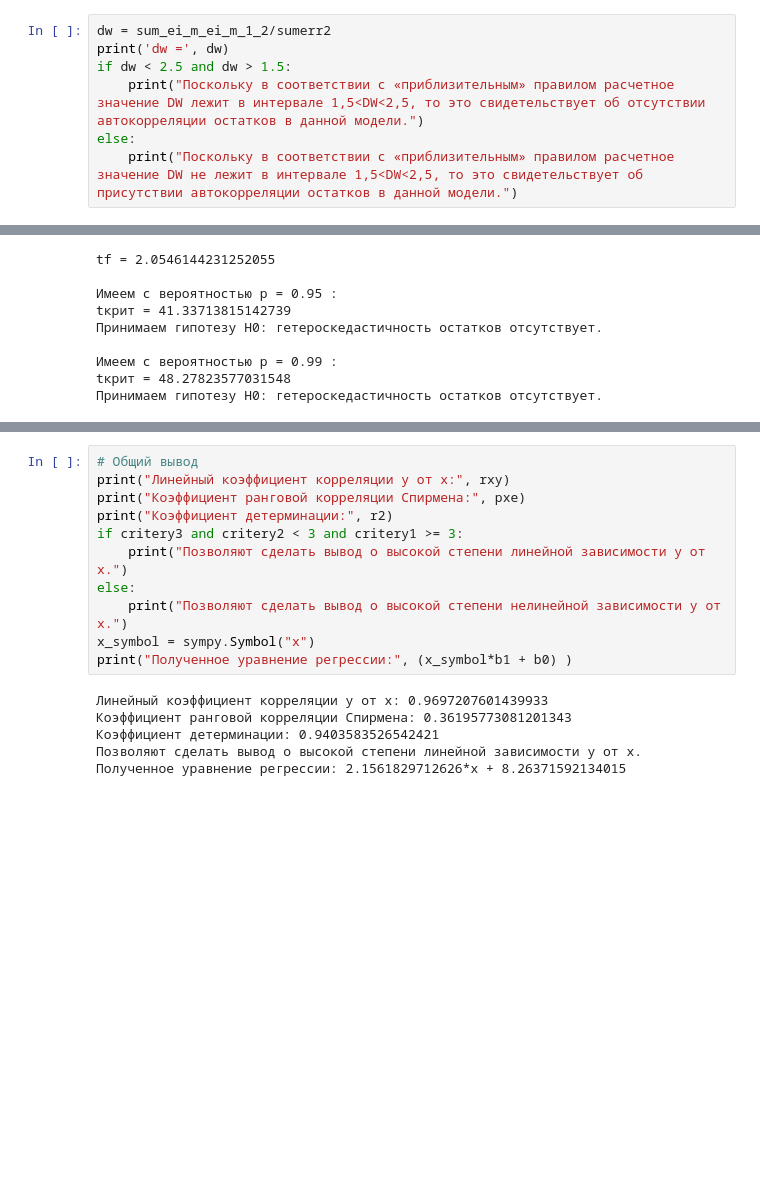
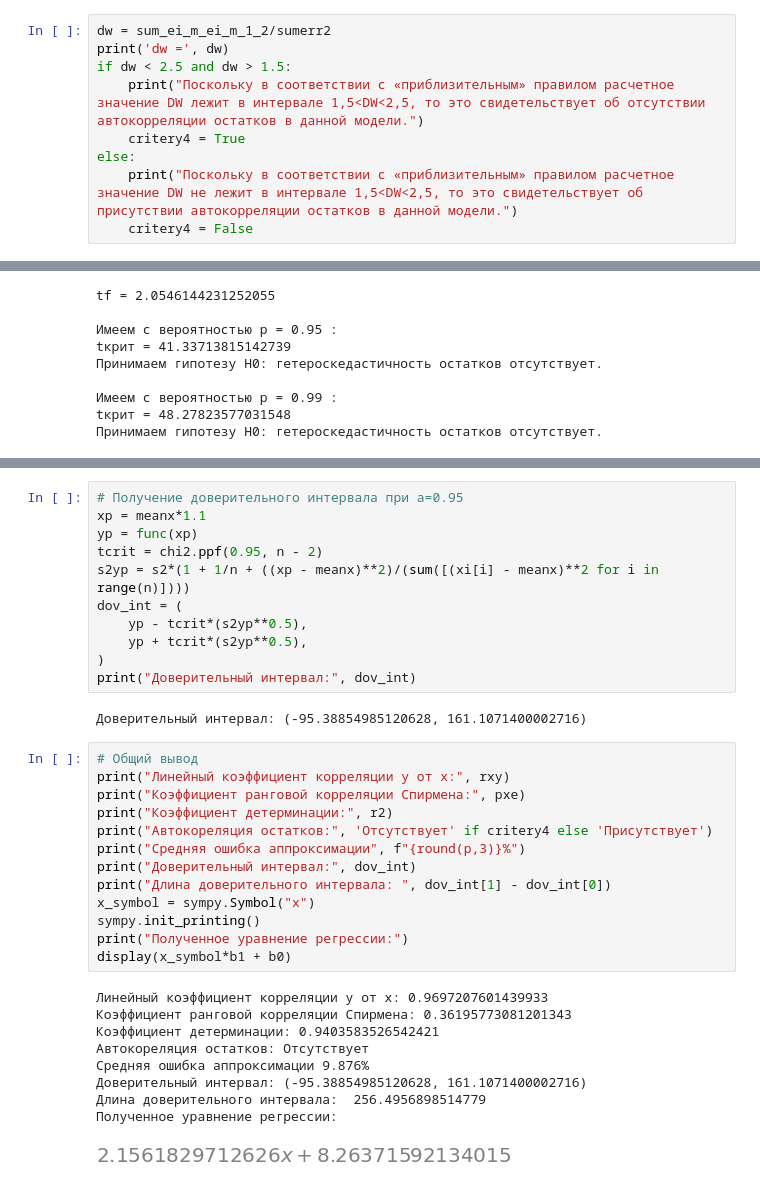
Before and after one commit to TheDeaX-Lab/econometric_lab2, a Jupyter notebook: test_linear.ipynb, the cells around one changed output, grey strips where cells are left out. Drawn from its saved outputs; the diff is of its cells as text; blank space fills up the shorter version.

```diff
--- a/test_linear.ipynb
+++ b/test_linear.ipynb
@@ -288,8 +292,10 @@ dw = sum_ei_m_ei_m_1_2/sumerr2
 print('dw =', dw)
 if dw < 2.5 and dw > 1.5:
     print("Поскольку в соответствии с «приблизительным» правилом расчетное значение DW лежит в интервале 1,5<DW<2,5, то это свидетельствует об отсутствии автокорреляции остатков в данной модели.")
+    critery4 = True
 else:
     print("Поскольку в соответствии с «приблизительным» правилом расчетное значение DW не лежит в интервале 1,5<DW<2,5, то это свидетельствует об присутствии автокорреляции остатков в данной модели.")
+    critery4 = False
 # %% [output]
 dw = 1.6915271774266378
 Поскольку в соответствии с «приблизительным» правилом расчетное значение DW лежит в интервале 1,5<DW<2,5, то это свидетельствует об отсутствии автокорреляции остатков в данной модели.
@@ -387,17 +407,36 @@ tкрит = 48.27823577031548
+# %%
+# Получение доверительного интервала при a=0.95
+xp = meanx*1.1
+yp = func(xp)
+tcrit = chi2.ppf(0.95, n - 2)
+s2yp = s2*(1 + 1/n + ((xp - meanx)**2)/(sum([(xi[i] - meanx)**2 for i in range(n)])))
+dov_int = (
+    yp - tcrit*(s2yp**0.5),
+    yp + tcrit*(s2yp**0.5),
+)
+print("Доверительный интервал:", dov_int)
+# %% [output]
+Доверительный интервал: (-95.38854985120628, 161.1071400002716)
 # %%
 # Общий вывод
 print("Линейный коэффициент корреляции y от x:", rxy)
 print("Коэффициент ранговой корреляции Спирмена:", pxe)
 print("Коэффициент детерминации:", r2)
-if critery3 and critery2 < 3 and critery1 >= 3:
-    print("Позволяют сделать вывод о высокой степени линейной зависимости y от x.")
-else:
-    print("Позволяют сделать вывод о высокой степени нелинейной зависимости y от x.")
+print("Автокореляция остатков:", 'Отсутствует' if critery4 else 'Присутствует')
+print("Средняя ошибка аппроксимации", f"{round(p,3)}%")
+print("Доверительный интервал:", dov_int)
+print("Длина доверительного интервала: ", dov_int[1] - dov_int[0])
 x_symbol = sympy.Symbol("x")
-print("Полученное уравнение регрессии:", (x_symbol*b1 + b0) )
+sympy.init_printing()
+print("Полученное уравнение регрессии:")
+display(x_symbol*b1 + b0)
 # %% [output]
 Линейный коэффициент корреляции y от x: 0.9697207601439933
 Коэффициент ранговой корреляции Спирмена: 0.36195773081201343
 Коэффициент детерминации: 0.9403583526542421
-Позволяют сделать вывод о высокой степени линейной зависимости y от x.
-Полученное уравнение регрессии: 2.1561829712626*x + 8.26371592134015
+Автокореляция остатков: Отсутствует
+Средняя ошибка аппроксимации 9.876%
+Доверительный интервал: (-95.38854985120628, 161.1071400002716)
+Длина доверительного интервала:  256.4956898514779
+Полученное уравнение регрессии:
+[figure, added]
```
Also changed, not shown: parts of 2 cells of this notebook, 2 other files.
